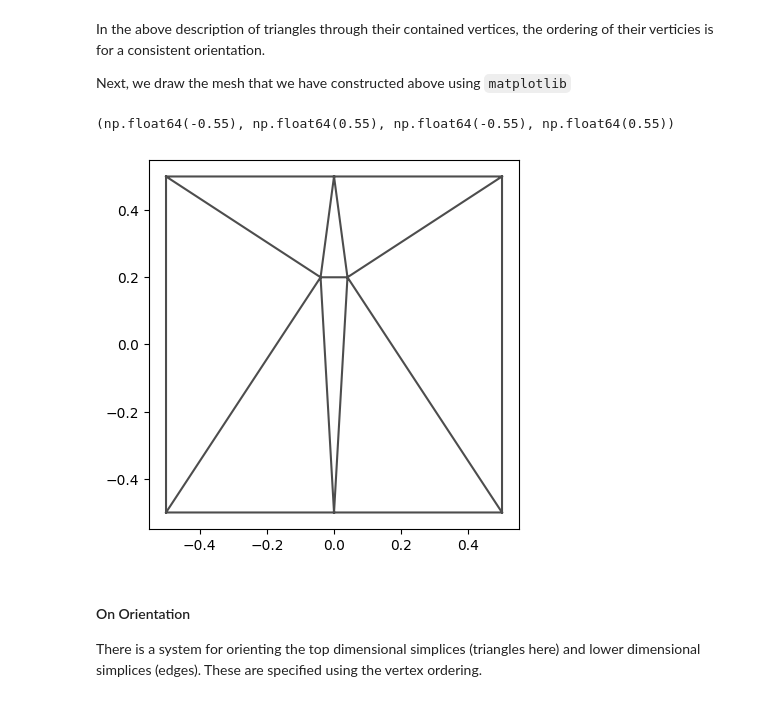
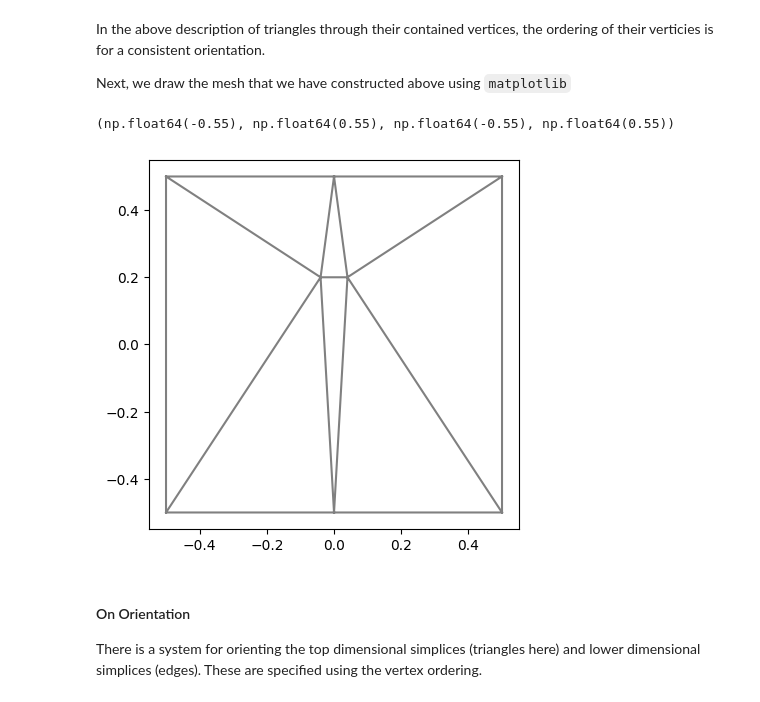
Before and after one commit to discrete-exterior-calculus/dec-icts-2025, a Jupyter notebook: PyDEC-intro.ipynb, the cells around one changed output. Cells and saved outputs as stored; diff of their text form; code cells hidden in the pictures.

```diff
--- a/PyDEC-intro.ipynb
+++ b/PyDEC-intro.ipynb
@@ -38,12 +39,12 @@ Next, we draw the mesh that we have constructed above using `matplotlib`
 # %%
 # Draw mesh using matplotlib
 import matplotlib.pyplot as plt
 
-plt.triplot(vertices[:, 0], vertices[:, 1], triangles, color=(0.3, 0.3, 0.3))
+plt.triplot(vertices[:, 0], vertices[:, 1], triangles, color=(0.5, 0.5, 0.5))
 plt.axis('square')    # Sets the x- and y-scalings to be equal to
 # %% [output]
 (np.float64(-0.55), np.float64(0.55), np.float64(-0.55), np.float64(0.55))
-[figure, old version]
+[figure, new version]
 # %% [markdown]
 #### On Orientation ####
 
```
Also changed, not shown: parts of 26 cells of this notebook.
